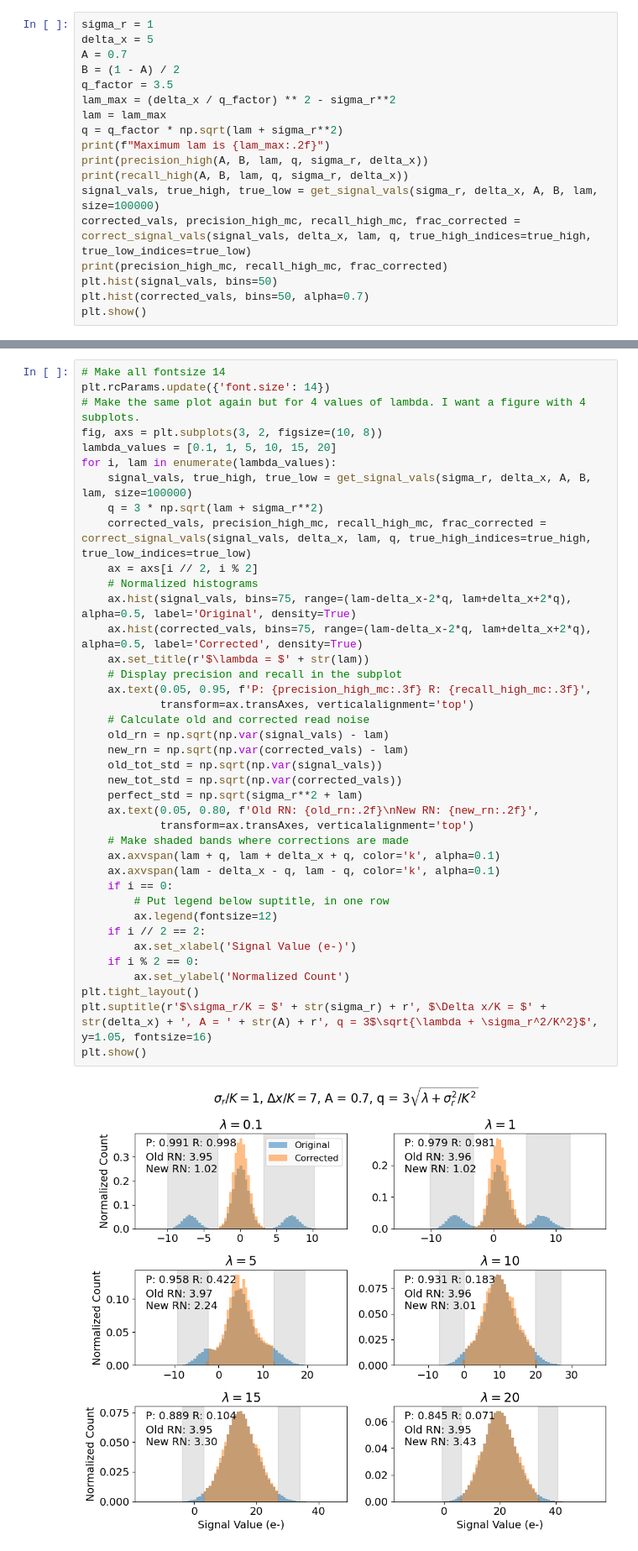
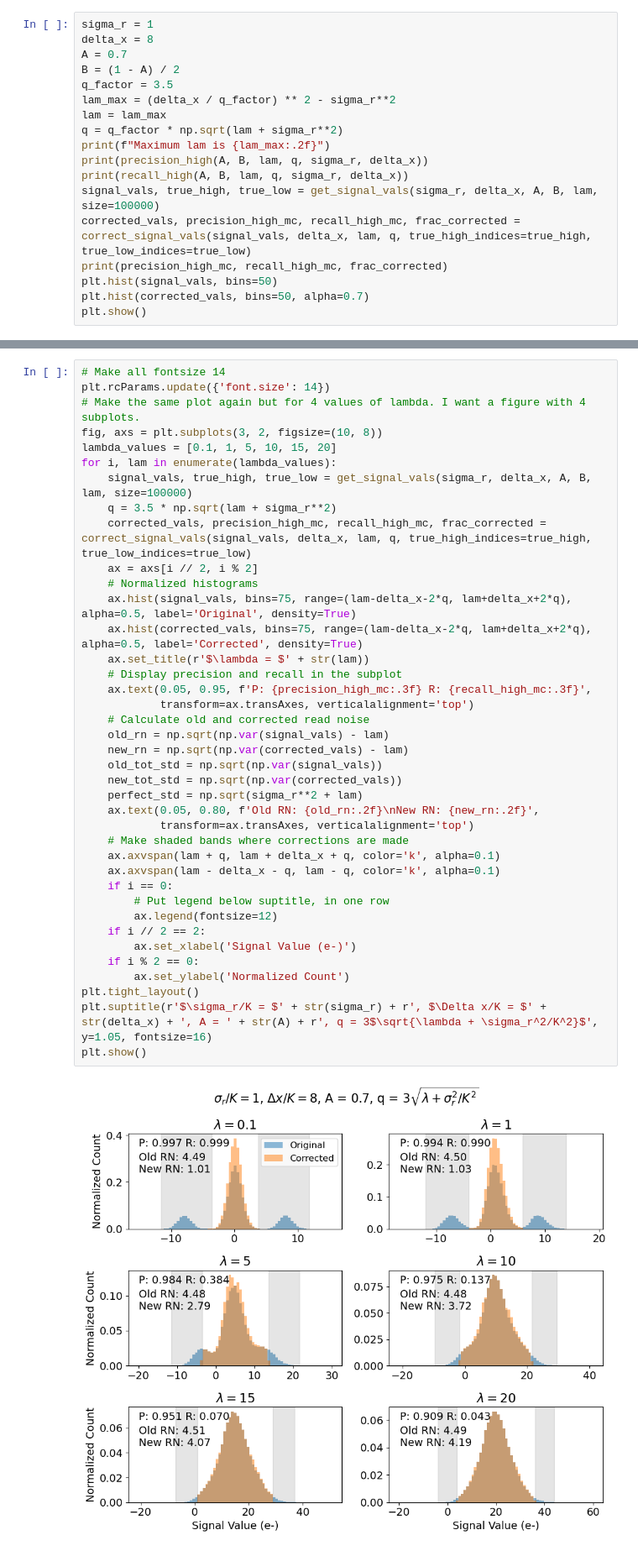
Before and after one commit to ChrisLayden/RTN-corrector, a Jupyter notebook: Test Code/rtn_algorithm.ipynb, the cells around one changed output, grey strips where cells are left out. Shown at 84% size. Saved outputs shown, nothing was run; the diff lists cells and outputs as text.

```diff
--- a/Test Code/rtn_algorithm.ipynb
+++ b/Test Code/rtn_algorithm.ipynb
@@ -87,7 +87,7 @@ def recall_high(A, B, lam, q, sigma_r, delta_x):
     return recall
 # %%
 sigma_r = 1
-delta_x = 5
+delta_x = 8
 A = 0.7
 B = (1 - A) / 2
 q_factor = 3.5
@@ -117,36 +117,36 @@ fig, axs = plt.subplots(3, 2, figsize=(10, 8))
 lambda_values = [0.1, 1, 5, 10, 15, 20]
 for i, lam in enumerate(lambda_values):
     signal_vals, true_high, true_low = get_signal_vals(sigma_r, delta_x, A, B, lam, size=100000)
-    q = 3 * np.sqrt(lam + sigma_r**2)
+    q = 3.5 * np.sqrt(lam + sigma_r**2)
     corrected_vals, precision_high_mc, recall_high_mc, frac_corrected = correct_signal_vals(signal_vals, delta_x, lam, q, true_high_indices=true_high, true_low_indices=true_low)
     ax = axs[i // 2, i % 2]
     # Normalized histograms
     ax.hist(signal_vals, bins=75, range=(lam-delta_x-2*q, lam+delta_x+2*q), alpha=0.5, label='Original', density=True)
     ax.hist(corrected_vals, bins=75, range=(lam-delta_x-2*q, lam+delta_x+2*q), alpha=0.5, label='Corrected', density=True)
     ax.set_title(r'$\lambda = $' + str(lam))
     # Display precision and recall in the subplot
     ax.text(0.05, 0.95, f'P: {precision_high_mc:.3f} R: {recall_high_mc:.3f}',
             transform=ax.transAxes, verticalalignment='top')
     # Calculate old and corrected read noise
     old_rn = np.sqrt(np.var(signal_vals) - lam)
     new_rn = np.sqrt(np.var(corrected_vals) - lam)
     old_tot_std = np.sqrt(np.var(signal_vals))
     new_tot_std = np.sqrt(np.var(corrected_vals))
     perfect_std = np.sqrt(sigma_r**2 + lam)
     ax.text(0.05, 0.80, f'Old RN: {old_rn:.2f}\nNew RN: {new_rn:.2f}',
             transform=ax.transAxes, verticalalignment='top')
     # Make shaded bands where corrections are made
     ax.axvspan(lam + q, lam + delta_x + q, color='k', alpha=0.1)
     ax.axvspan(lam - delta_x - q, lam - q, color='k', alpha=0.1)
     if i == 0:
         # Put legend below suptitle, in one row
         ax.legend(fontsize=12)
     if i // 2 == 2:
         ax.set_xlabel('Signal Value (e-)')
     if i % 2 == 0:
         ax.set_ylabel('Normalized Count')
 plt.tight_layout()
 plt.suptitle(r'$\sigma_r/K = $' + str(sigma_r) + r', $\Delta x/K = $' + str(delta_x) + ', A = ' + str(A) + r', q = 3$\sqrt{\lambda + \sigma_r^2/K^2}$', y=1.05, fontsize=16)
 plt.show()
 # %% [output]
-[figure, old version]
+[figure, new version]
```
Also changed, not shown: parts of 1 cell of this notebook, 3 other files.
